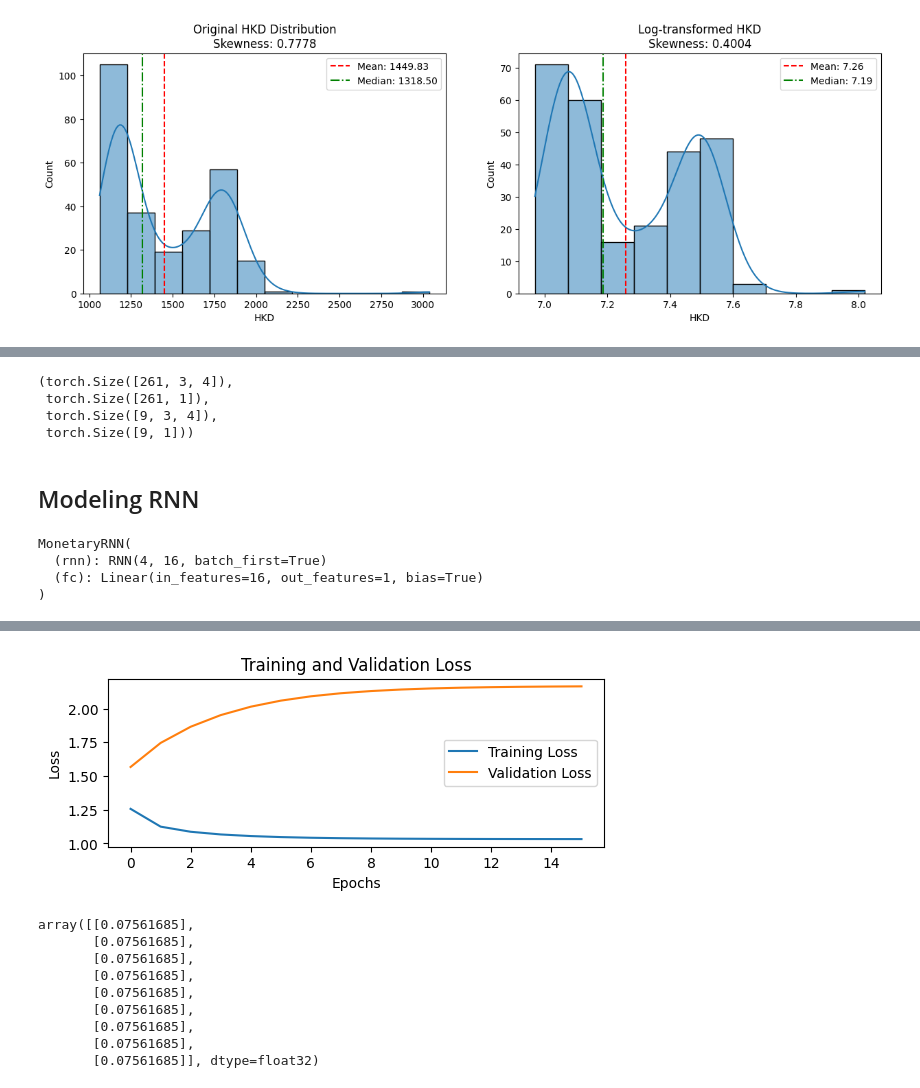
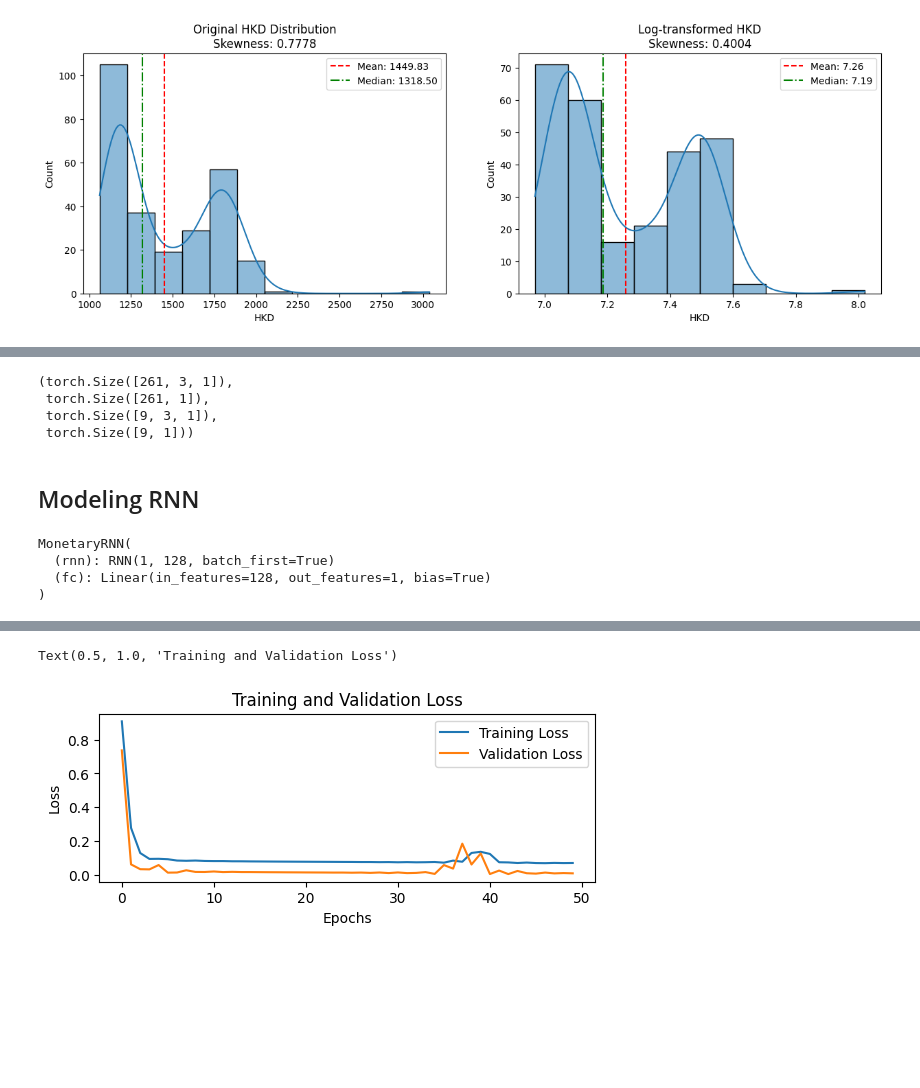
Before and after one commit to Aidinferaz/DeepLearning-RKA, a Jupyter notebook: Monetary Prediction/Train.ipynb, the cells around one changed output, grey strips where cells are left out. Cells and saved outputs as stored; diff of their text form; code cells hidden in the pictures; blank space fills up the shorter version.

```diff
--- a/Monetary Prediction/Train.ipynb
+++ b/Monetary Prediction/Train.ipynb
@@ -84,8 +142,4 @@ train.describe()
 # %%
-# Convert 'HKD' column to numeric values
-train['HKD'] = train['HKD'].str.replace(',', '').astype(float)
-test['HKD'] = test['HKD'].str.replace(',', '').astype(float)
-
 skewness_scipy = stats.skew(train['HKD'])
 print(f"Skewness of HKD (scipy): {skewness_scipy}")
 
@@ -197,13 +238,7 @@ print(test_preprocessed.head())
 # %%
-train_preprocessed = train_preprocessed.sort_values(by=["Tahun", "Bulan"])
+X_train = X_train.reshape(X_train.shape[0], X_train.shape[1], 1)
+X_val = X_val.reshape(X_val.shape[0], X_val.shape[1], 1)
 
-SEQUENCE_LENGTH = 3
-
-X_train, y_train = xy_rnn_split(train_preprocessed, target_col='HKD', time_steps=SEQUENCE_LENGTH)
-X_val, y_val = xy_rnn_split(test_preprocessed, target_col='HKD', time_steps=SEQUENCE_LENGTH)
-
-
-# Convert to PyTorch tensors
 X_train = torch.Tensor(X_train)
 X_val = torch.Tensor(X_val)
 y_train = torch.Tensor(y_train)
@@ -212,20 +247,18 @@ y_val = torch.Tensor(y_val)
 X_train, y_train = X_train.to(device), y_train.to(device)
 X_val, y_val = X_val.to(device), y_val.to(device)
 
-# Create TensorDatasets
 train_dataset = TensorDataset(X_train, y_train)
 val_dataset = TensorDataset(X_val, y_val)
 
-# Create DataLoaders
-batch_size = 16
+batch_size = 32
 train_loader = DataLoader(train_dataset, batch_size=batch_size, shuffle=False)
 val_loader = DataLoader(val_dataset, batch_size=batch_size, shuffle=False)
 
 X_train.shape, y_train.shape, X_val.shape, y_val.shape
 # %% [output]
-(torch.Size([261, 3, 4]),
+(torch.Size([261, 3, 1]),
  torch.Size([261, 1]),
- torch.Size([9, 3, 4]),
+ torch.Size([9, 3, 1]),
  torch.Size([9, 1]))
 # %% [markdown]
 ## Modeling RNN
@@ -251,7 +281,7 @@ class MonetaryRNN(nn.Module):
         return output, hidden
 # %%
 INPUT_SIZE = X_train.shape[2]
-HIDDEN_SIZE = 16
+HIDDEN_SIZE = 128
 OUTPUT_SIZE = 1
 
 model_0 = MonetaryRNN(INPUT_SIZE, HIDDEN_SIZE, OUTPUT_SIZE)
@@ -260,32 +290,25 @@ model_0 = model_0.to(device)
 model_0
 # %% [output]
 MonetaryRNN(
-  (rnn): RNN(4, 16, batch_first=True)
-  (fc): Linear(in_features=16, out_features=1, bias=True)
+  (rnn): RNN(1, 128, batch_first=True)
+  (fc): Linear(in_features=128, out_features=1, bias=True)
 )
 # %%
 criterion = nn.MSELoss()
 optimizer = optim.Adam(model_0.parameters(), lr=0.001)
 # %%
 EPOCHS = 50
-early_stop_patience = 15
-early_stop_counter = 0
-
-# Lists to store metrics
 train_losses = []
 val_losses = []
 best_val_loss = float('inf')
 
 for epoch in tqdm(range(EPOCHS)):
-    # Training phase
     model_0.train()
     train_loss = 0.0
     for X_batch, y_batch in train_loader:
-        # Forward pass
         outputs, _ = model_0(X_batch)
         loss = criterion(outputs, y_batch)
 
-        # Backward and optimize
         optimizer.zero_grad()
         loss.backward()
         optimizer.step()
@@ -295,7 +318,6 @@ for epoch in tqdm(range(EPOCHS)):
     train_loss = train_loss / len(train_loader.dataset)
     train_losses.append(train_loss)
 
-    # Validation phase
     model_0.eval()
     val_loss = 0.0
     all_preds = []
@@ -307,21 +329,18 @@ for epoch in tqdm(range(EPOCHS)):
             loss = criterion(outputs, y_batch)
             val_loss += loss.item() * X_batch.size(0)
 
-            # Store predictions and targets for metrics
             all_preds.append(outputs.cpu().numpy())
             all_targets.append(y_batch.cpu().numpy())
 
     val_loss = val_loss / len(val_loader.dataset)
     val_losses.append(val_loss)
 
-    # Calculate additional metrics for validation set
     all_preds = np.concatenate(all_preds)
     all_targets = np.concatenate(all_targets)
     rmse = np.sqrt(mean_squared_error(all_targets, all_preds))
     mae = mean_absolute_error(all_targets, all_preds)
     r2 = r2_score(all_targets, all_preds)
 
-    # Print progress
     print(f"Epoch [{epoch+1}/{EPOCHS}], "
           f"Train Loss: {train_loss:.4f}, "
           f"Val Loss: {val_loss:.4f}, "
@@ -329,20 +348,6 @@ for epoch in tqdm(range(EPOCHS)):
           f"MAE: {mae:.4f}, "
           f"R²: {r2:.4f}")
 
-    # Early stopping
-    if val_loss < best_val_loss:
-        best_val_loss = val_loss
-        early_stop_counter = 0
-        # Save the best model_0
-        print(f"Model saved at epoch {epoch+1}")
-    else:
-        early_stop_counter += 1
-
-    if early_stop_counter >= early_stop_patience:
-        print(f"Early stopping triggered after {epoch+1} epochs")
-        break
-
-# Plot training and validation loss
 plt.subplot(2, 1, 1)
 plt.plot(train_losses, label='Training Loss')
 plt.plot(val_losses, label='Validation Loss')
@@ -373 +409,2 @@ Text(0.5, 1.0, 'Training and Validation Loss')
+Text(0.5, 1.0, 'Training and Validation Loss')
-[figure, old version]
+[figure, new version]
@@ -391,13 +411 @@ eval_actual = np.array(all_actual)
-# %%
-eval_predictions
-# %% [output]
-array([[0.07561685],
-       [0.07561685],
-       [0.07561685],
-       [0.07561685],
-       [0.07561685],
-       [0.07561685],
-       [0.07561685],
-       [0.07561685],
-       [0.07561685]], dtype=float32)
 # %%
```
Also changed, not shown: parts of 31 cells of this notebook, 2 other files.
